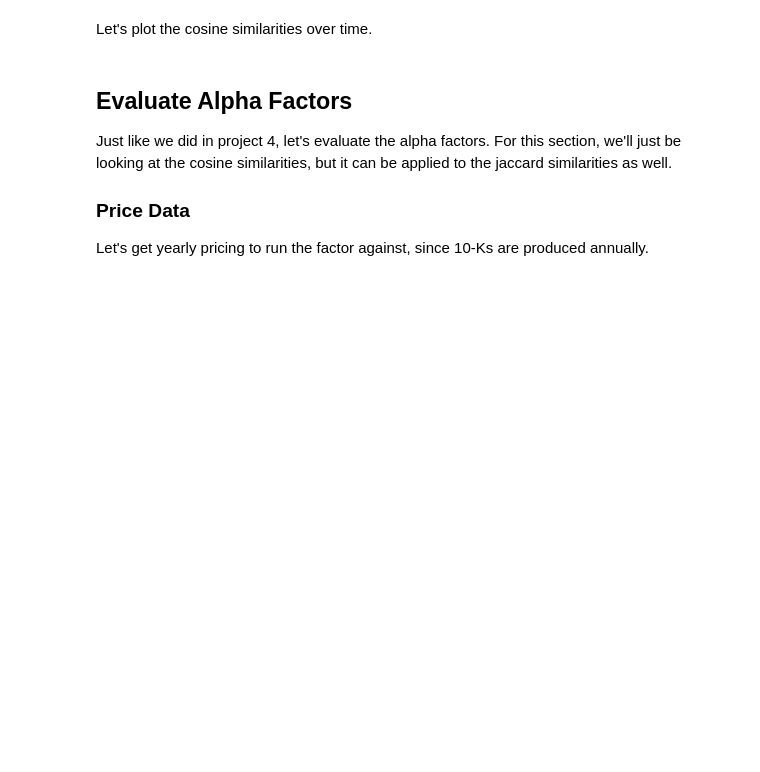
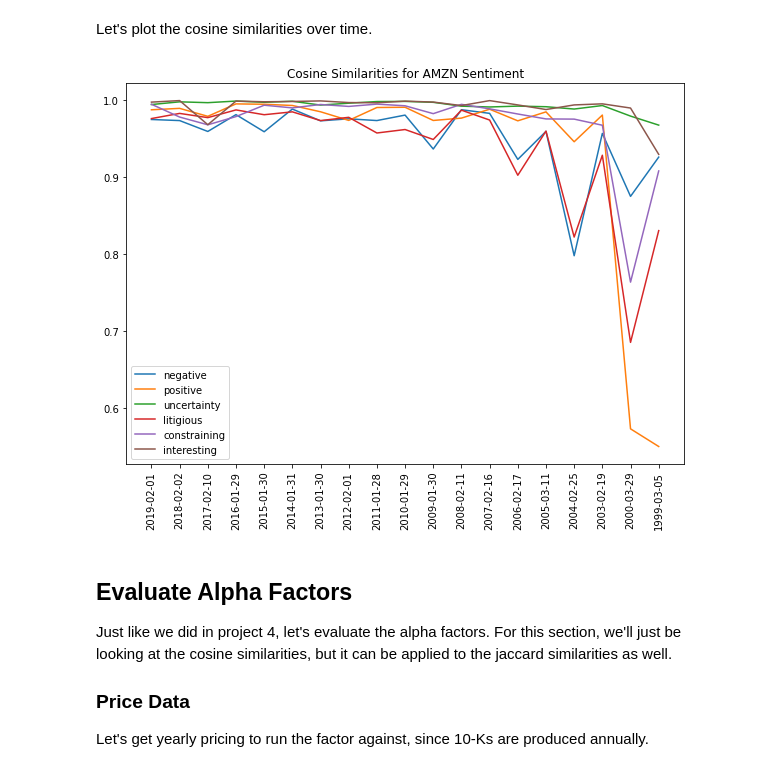
Before and after one commit to bondxue/NLP-for-Finance, a Jupyter notebook: Sentiment_Analysis_for_Financial_Statements/NLP_on_financial_statements.ipynb, the cells around one changed output. Saved outputs shown, nothing was run; the diff lists cells and outputs as text; code cells hidden in the pictures; blank space fills up the shorter version.

```diff
--- a/Sentiment_Analysis_for_Financial_Statements/NLP_on_financial_statements.ipynb
+++ b/Sentiment_Analysis_for_Financial_Statements/NLP_on_financial_statements.ipynb
@@ -590,16 +623,18 @@ Let's plot the cosine similarities over time.
 # %%
 cosine_similarities = {
     ticker: {
         sentiment_name: get_cosine_similarity(sentiment_values)
         for sentiment_name, sentiment_values in ten_k_sentiments.items()}
     for ticker, ten_k_sentiments in sentiment_tfidf_ten_ks.items()}
 
 
-project_helper.plot_similarities(
+sa.plot_similarities(
     [cosine_similarities[example_ticker][sentiment] for sentiment in sentiments],
     file_dates[example_ticker][1:],
     'Cosine Similarities for {} Sentiment'.format(example_ticker),
     sentiments)
+# %% [output]
+[figure, added]
 # %% [markdown]
 ## Evaluate Alpha Factors
 Just like we did in project 4, let's evaluate the alpha factors. For this section, we'll just be looking at the cosine similarities, but it can be applied to the jaccard similarities as well.
```
Also changed, not shown: parts of 12 cells of this notebook, 2 other files.
